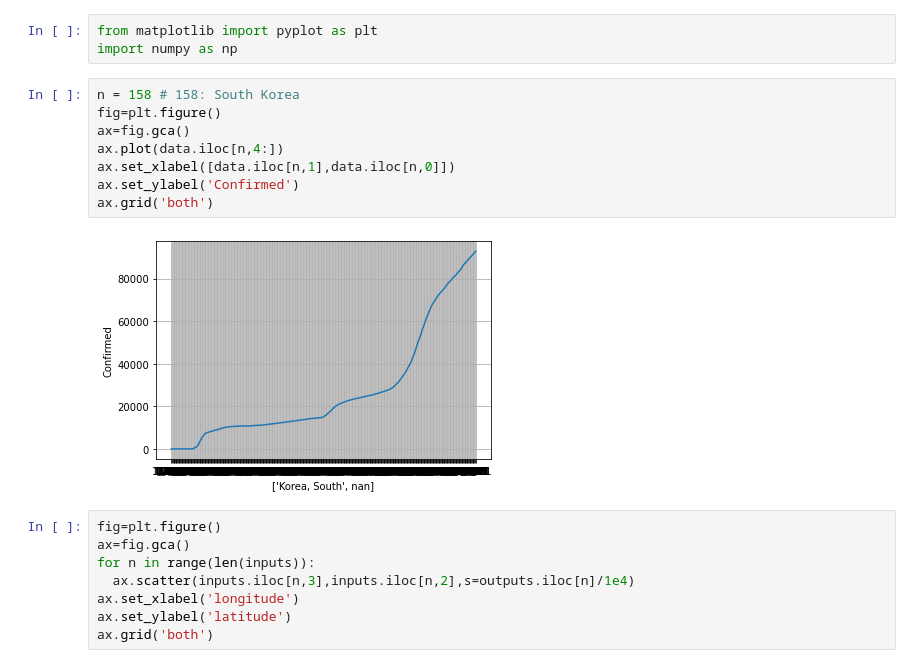
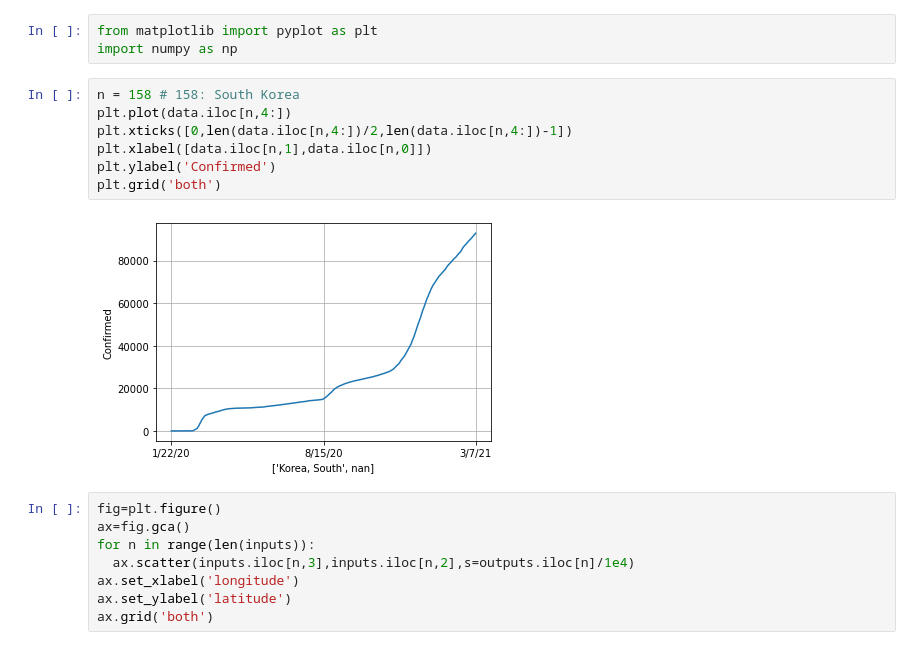
Before and after one commit to hufsaim/T10402201, a Jupyter notebook: ch02/import_csv_covid19.ipynb, the cells around one changed output. Saved outputs shown, nothing was run; the diff lists cells and outputs as text.

```diff
--- a/ch02/import_csv_covid19.ipynb
+++ b/ch02/import_csv_covid19.ipynb
@@ -50,14 +50,13 @@ from matplotlib import pyplot as plt
 import numpy as np
 # %%
 n = 158 # 158: South Korea
-fig=plt.figure()
-ax=fig.gca()
-ax.plot(data.iloc[n,4:])
-ax.set_xlabel([data.iloc[n,1],data.iloc[n,0]])
-ax.set_ylabel('Confirmed')
-ax.grid('both')
+plt.plot(data.iloc[n,4:])
+plt.xticks([0,len(data.iloc[n,4:])/2,len(data.iloc[n,4:])-1])
+plt.xlabel([data.iloc[n,1],data.iloc[n,0]])
+plt.ylabel('Confirmed')
+plt.grid('both')
 # %% [output]
-[figure, old version]
+[figure, new version]
 # %%
 fig=plt.figure()
 ax=fig.gca()
```
